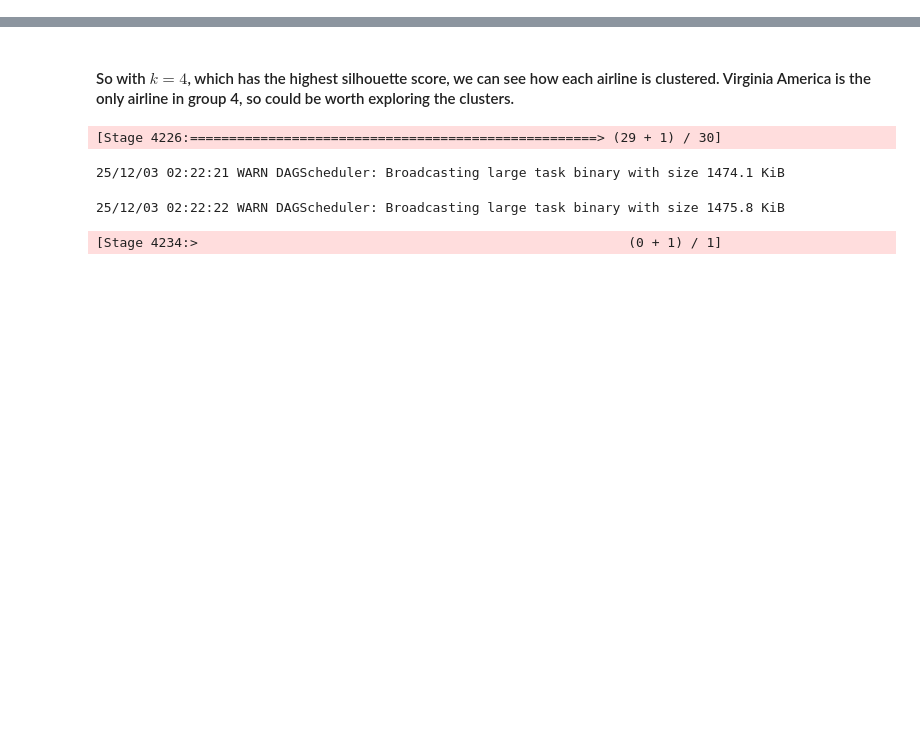
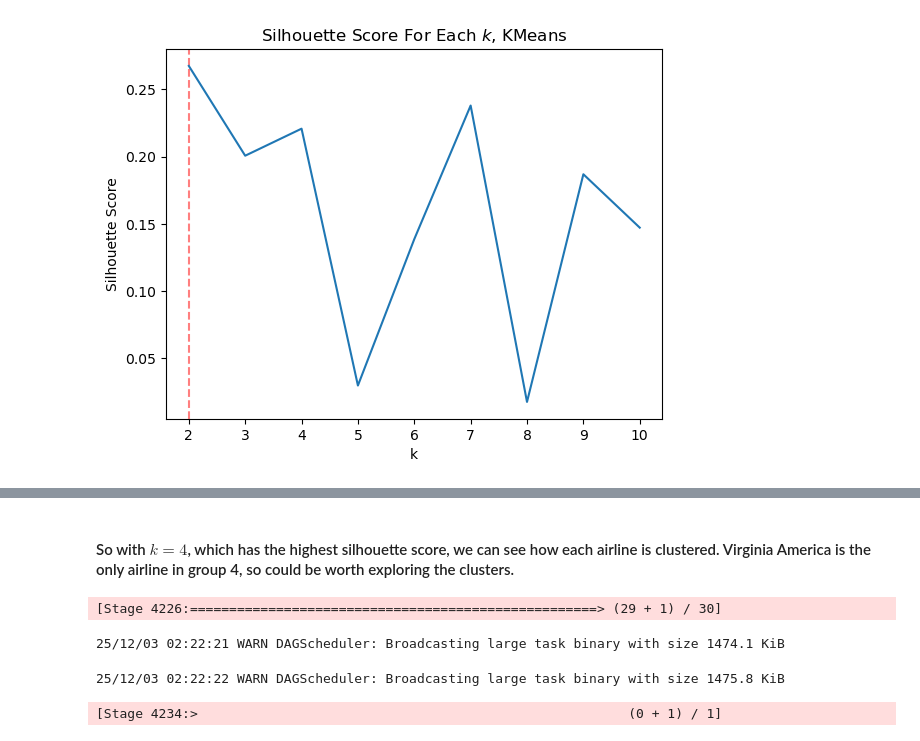
Before and after one commit to i-levy/ds7200_final_project, a Jupyter notebook: modeling_clustering.ipynb, the cells around one changed output, grey strips where cells are left out. Cells and saved outputs as stored; diff of their text form; code cells hidden in the pictures; blank space fills up the shorter version.

```diff
--- a/modeling_clustering.ipynb
+++ b/modeling_clustering.ipynb
@@ -233,3 +238,17 @@ plt.show()
+# %%
+# Visualize
+x=comparison_km.k
+y=comparison_km.silhouette
+optimal_k = comparison_km.loc[comparison_km['silhouette'].idxmax(), 'k']
+plt.axvline(x=optimal_k, color='red', linestyle='--', alpha=0.5, label=f'Optimal k={int(optimal_k)}')
+plt.plot(x, y)
+plt.xlabel('k')
+plt.ylabel('Silhouette Score')
+plt.title('Silhouette Score For Each $k$, KMeans')
+plt.savefig('airline_km_silhouette_scores.png')
+plt.show()
+# %% [output]
+[figure, added]
 # %%
 # Refit with k=2
 kmeans = KMeans().setK(2).setSeed(314).setMaxIter(20)
```
Also changed, not shown: parts of 15 cells of this notebook, 5 other files.
